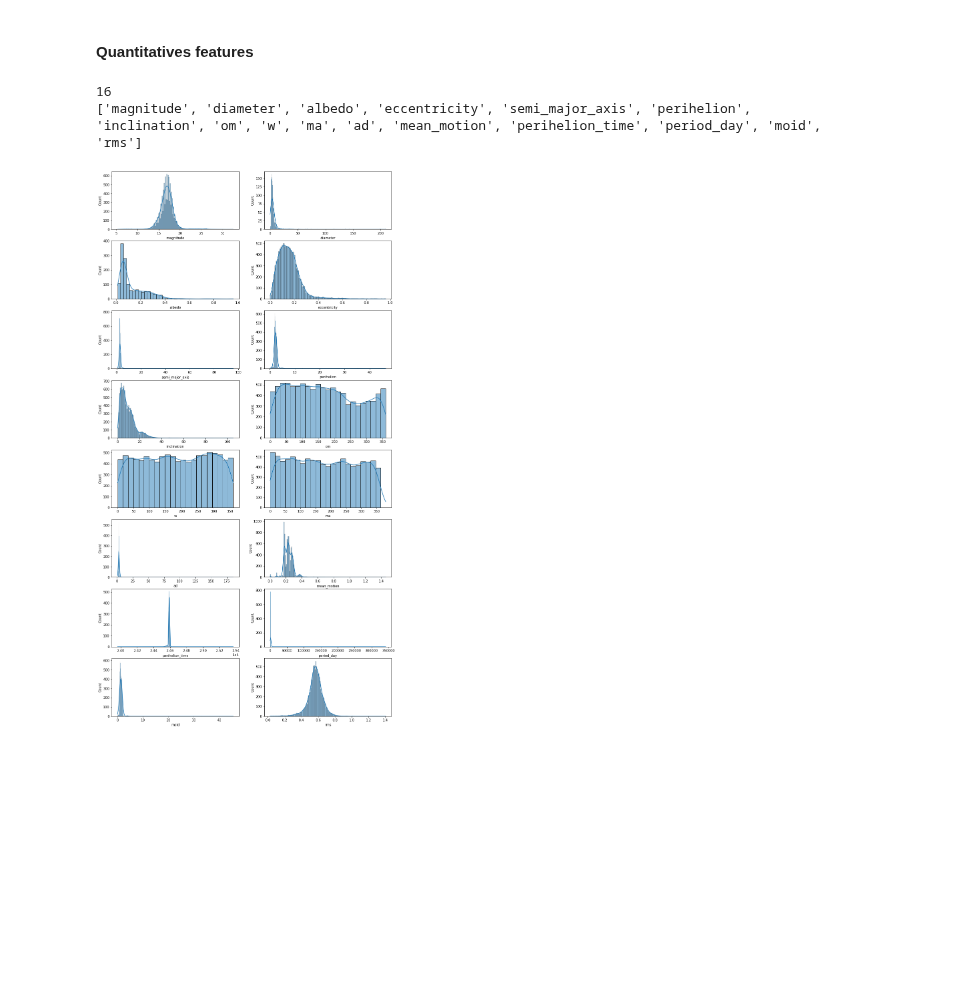
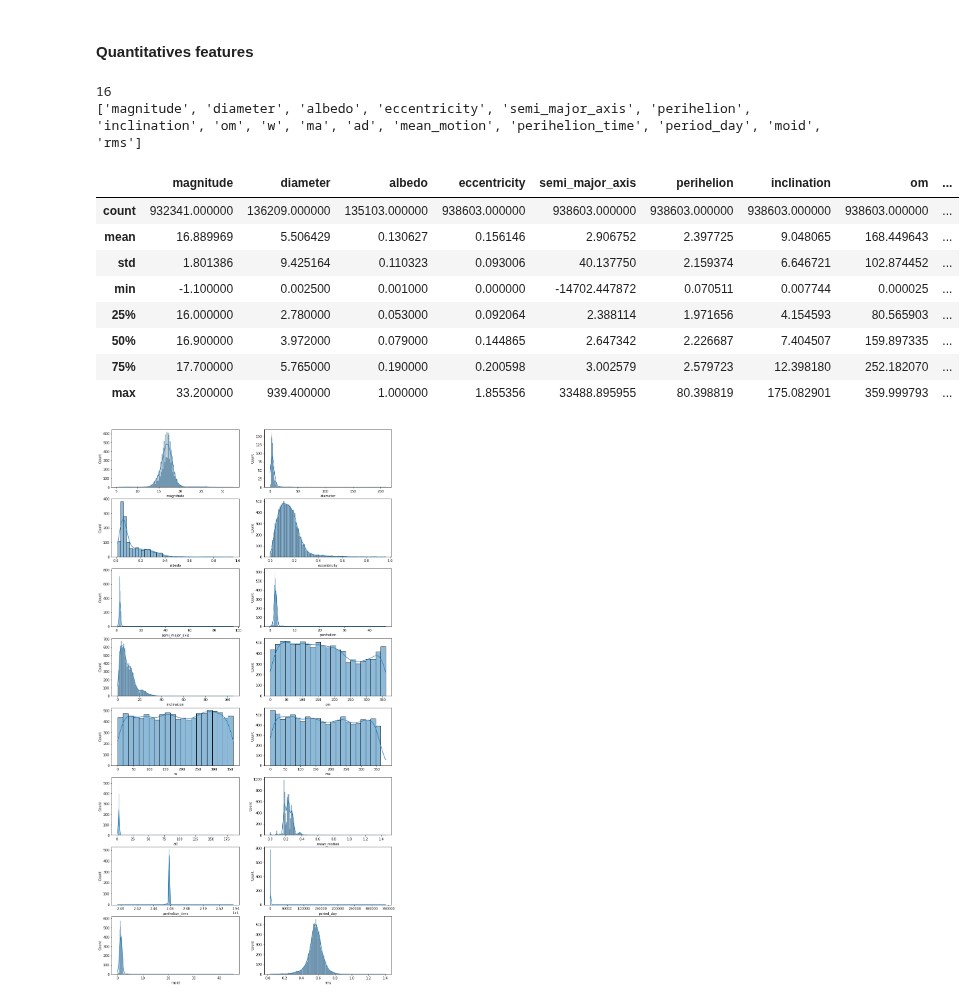
Before and after one commit to AnthonyJaquaniello/Machine_Learning, a Jupyter notebook: src/Asteroid.ipynb, the cells around one changed output. Cells and saved outputs as stored; diff of their text form; code cells hidden in the pictures; blank space fills up the shorter version.

```diff
--- a/src/Asteroid.ipynb
+++ b/src/Asteroid.ipynb
@@ -176,10 +174,20 @@ asteroid_sample = asteroid.sample(n=10000, replace=False, axis=0, random_state=S
 # %%
 quanti_features = list(asteroid.select_dtypes(include=['int', 'float64']).columns)
 print(len(quanti_features))
 print(quanti_features)
+asteroid.describe()
 # %% [output]
 16
 ['magnitude', 'diameter', 'albedo', 'eccentricity', 'semi_major_axis', 'perihelion', 'inclination', 'om', 'w', 'ma', 'ad', 'mean_motion', 'perihelion_time', 'period_day', 'moid', 'rms']
+|  | magnitude | diameter | albedo | eccentricity | semi_major_axis | perihelion | inclination | om | ... |
+| count | 932341.000000 | 136209.000000 | 135103.000000 | 938603.000000 | 938603.000000 | 938603.000000 | 938603.000000 | 938603.000000 | ... |
+| mean | 16.889969 | 5.506429 | 0.130627 | 0.156146 | 2.906752 | 2.397725 | 9.048065 | 168.449643 | ... |
+| std | 1.801386 | 9.425164 | 0.110323 | 0.093006 | 40.137750 | 2.159374 | 6.646721 | 102.874452 | ... |
+| min | -1.100000 | 0.002500 | 0.001000 | 0.000000 | -14702.447872 | 0.070511 | 0.007744 | 0.000025 | ... |
+| 25% | 16.000000 | 2.780000 | 0.053000 | 0.092064 | 2.388114 | 1.971656 | 4.154593 | 80.565903 | ... |
+| 50% | 16.900000 | 3.972000 | 0.079000 | 0.144865 | 2.647342 | 2.226687 | 7.404507 | 159.897335 | ... |
+| 75% | 17.700000 | 5.765000 | 0.190000 | 0.200598 | 3.002579 | 2.579723 | 12.398180 | 252.182070 | ... |
+| max | 33.200000 | 939.400000 | 1.000000 | 1.855356 | 33488.895955 | 80.398819 | 175.082901 | 359.999793 | ... |
 # %%
 pos = 1
 figure = plt.figure(figsize=(15, 30))
```
Also changed, not shown: parts of 10 cells of this notebook.
